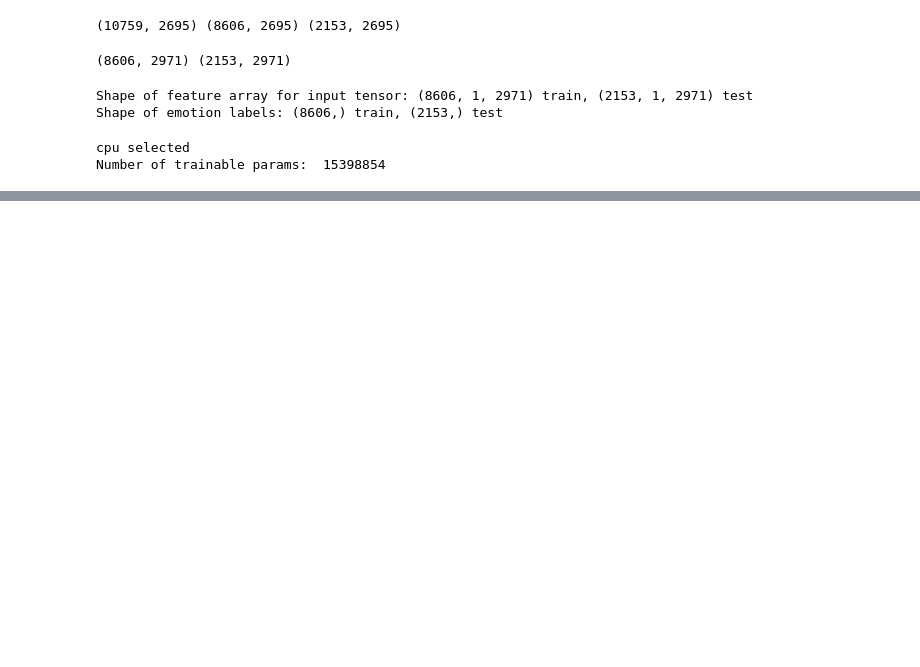
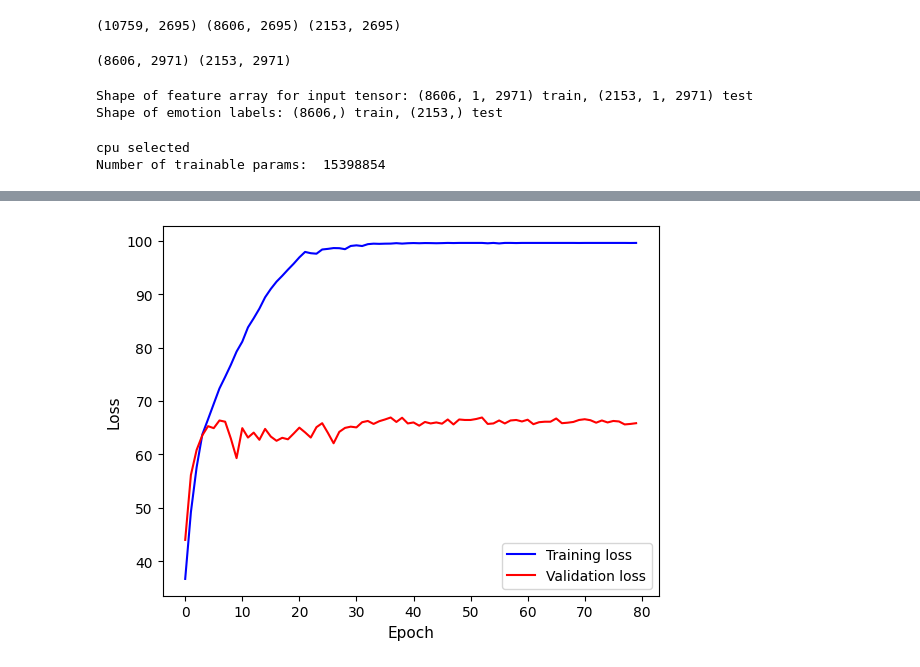
Before and after one commit to zamud3164/Emotion_Recognition, a Jupyter notebook: source/generated_audio/CNN_v2.ipynb, the cells around one changed output, grey strips where cells are left out. Drawn from its saved outputs; the diff is of its cells as text; code cells hidden in the pictures; blank space fills up the shorter version.

```diff
--- a/source/generated_audio/CNN_v2.ipynb
+++ b/source/generated_audio/CNN_v2.ipynb
@@ -317,3 +372,13 @@ plt.show()
+# %%
+#plt.title('Accuracy Curve for Model')
+plt.ylabel('Loss', fontsize=11)
+plt.xlabel('Epoch', fontsize=11)
+plt.plot(train_accuracy[:],'b')
+plt.plot(valid_accuracy[:],'r')
+plt.legend(['Training loss','Validation loss'])
+plt.show()
+# %% [output]
+[figure, added]
 # %%
 from sklearn.metrics import classification_report, precision_score, recall_score, f1_score, accuracy_score
 
```
Also changed, not shown: parts of 15 cells of this notebook.
